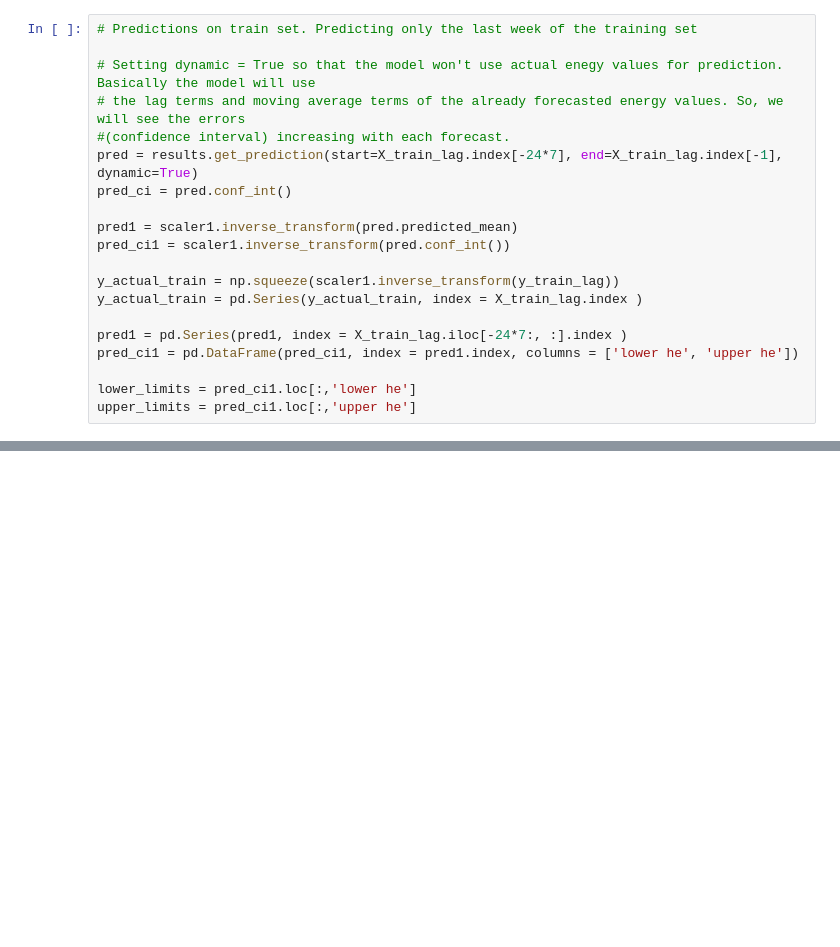
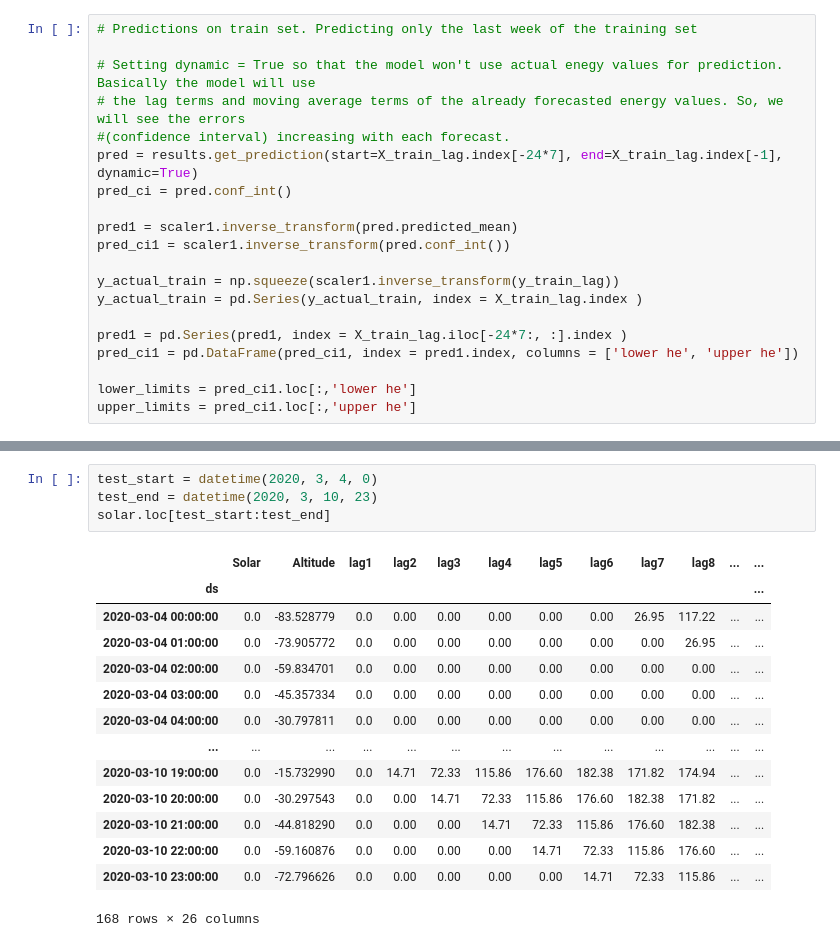
Before and after one commit to Naoki95957/Collect-Forecast-Visualize, a Jupyter notebook: forecast/Solar_Forecast.ipynb, the cells around one changed output, grey strips where cells are left out. Saved outputs shown, nothing was run; the diff lists cells and outputs as text; blank space fills up the shorter version.

```diff
--- a/forecast/Solar_Forecast.ipynb
+++ b/forecast/Solar_Forecast.ipynb
@@ -526,0 +588,19 @@ _ = plt.title('Testing the SARIMAX (2,1,1)x(1,0,0,24) model on the testing set:
+# %%
+test_start = datetime(2020, 3, 4, 0)
+test_end = datetime(2020, 3, 10, 23)
+solar.loc[test_start:test_end]
+# %% [output]
+|  | Solar | Altitude | lag1 | lag2 | lag3 | lag4 | lag5 | lag6 | lag7 | lag8 | ... | ... |
+| ds |  |  |  |  |  |  |  |  |  |  |  | ... |
+| 2020-03-04 00:00:00 | 0.0 | -83.528779 | 0.0 | 0.00 | 0.00 | 0.00 | 0.00 | 0.00 | 26.95 | 117.22 | ... | ... |
+| 2020-03-04 01:00:00 | 0.0 | -73.905772 | 0.0 | 0.00 | 0.00 | 0.00 | 0.00 | 0.00 | 0.00 | 26.95 | ... | ... |
+| 2020-03-04 02:00:00 | 0.0 | -59.834701 | 0.0 | 0.00 | 0.00 | 0.00 | 0.00 | 0.00 | 0.00 | 0.00 | ... | ... |
+| 2020-03-04 03:00:00 | 0.0 | -45.357334 | 0.0 | 0.00 | 0.00 | 0.00 | 0.00 | 0.00 | 0.00 | 0.00 | ... | ... |
+| 2020-03-04 04:00:00 | 0.0 | -30.797811 | 0.0 | 0.00 | 0.00 | 0.00 | 0.00 | 0.00 | 0.00 | 0.00 | ... | ... |
+| ... | ... | ... | ... | ... | ... | ... | ... | ... | ... | ... | ... | ... |
+| 2020-03-10 19:00:00 | 0.0 | -15.732990 | 0.0 | 14.71 | 72.33 | 115.86 | 176.60 | 182.38 | 171.82 | 174.94 | ... | ... |
+| 2020-03-10 20:00:00 | 0.0 | -30.297543 | 0.0 | 0.00 | 14.71 | 72.33 | 115.86 | 176.60 | 182.38 | 171.82 | ... | ... |
+| 2020-03-10 21:00:00 | 0.0 | -44.818290 | 0.0 | 0.00 | 0.00 | 14.71 | 72.33 | 115.86 | 176.60 | 182.38 | ... | ... |
+| 2020-03-10 22:00:00 | 0.0 | -59.160876 | 0.0 | 0.00 | 0.00 | 0.00 | 14.71 | 72.33 | 115.86 | 176.60 | ... | ... |
+| 2020-03-10 23:00:00 | 0.0 | -72.796626 | 0.0 | 0.00 | 0.00 | 0.00 | 0.00 | 14.71 | 72.33 | 115.86 | ... | ... |
+168 rows × 26 columns
```
Also changed, not shown: parts of 16 cells of this notebook, 6 other files.
